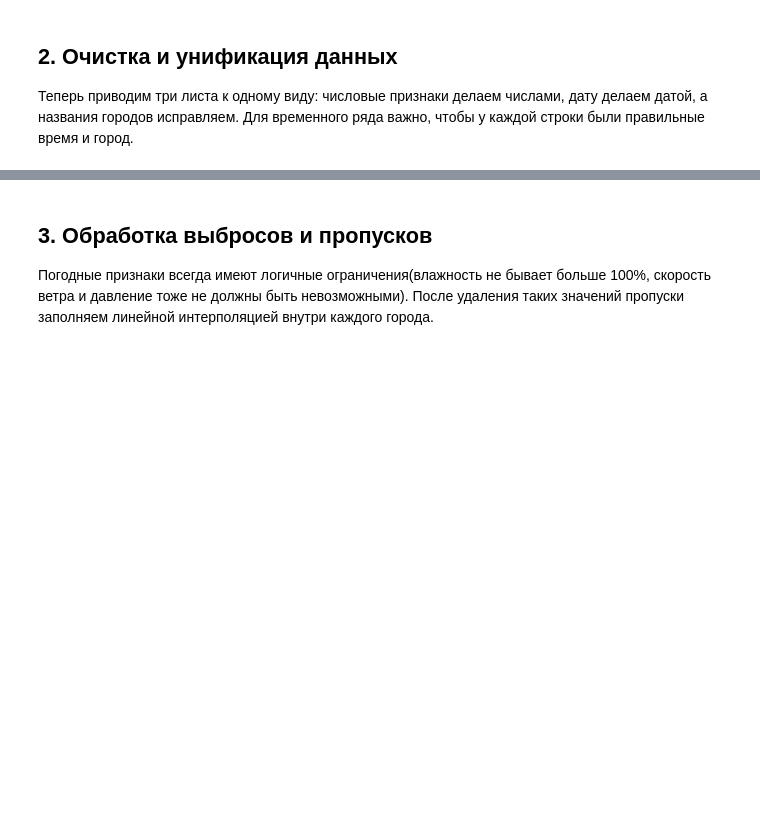
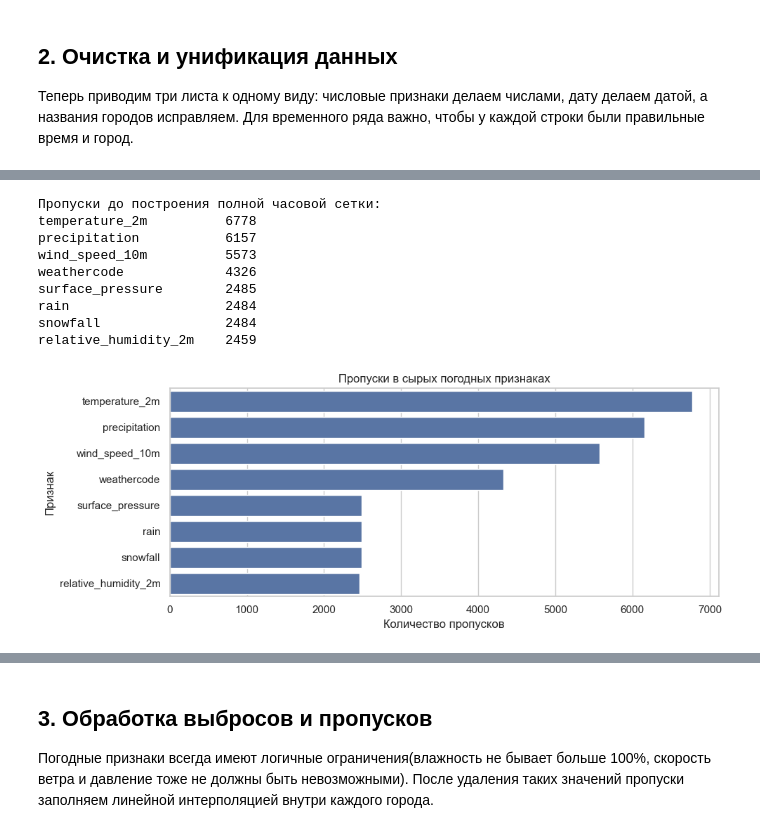
Before and after one commit to larkovandrey2-dev/analys_lab2, a Jupyter notebook: main.ipynb, the cells around one changed output, grey strips where cells are left out. Drawn from its saved outputs; the diff is of its cells as text; code cells hidden in the pictures; blank space fills up the shorter version.

Commit message:
Added formatting and some plots

```diff
--- a/main.ipynb
+++ b/main.ipynb
@@ -223,0 +224,24 @@ display(missing_table)
+# %%
+raw_missing = missing_before_grid.loc[NUMERIC_COLS].sort_values(ascending=False)
+
+print("Пропуски до построения полной часовой сетки:")
+print(raw_missing.to_string())
+
+plt.figure(figsize=(10, 4))
+sns.barplot(x=raw_missing.values, y=raw_missing.index, color="#4c72b0")
+plt.title("Пропуски в сырых погодных признаках")
+plt.xlabel("Количество пропусков")
+plt.ylabel("Признак")
+plt.tight_layout()
+plt.show()
+# %% [output]
+Пропуски до построения полной часовой сетки:
+temperature_2m          6778
+precipitation           6157
+wind_speed_10m          5573
+weathercode             4326
+surface_pressure        2485
+rain                    2484
+snowfall                2484
+relative_humidity_2m    2459
+[figure, added]
```
Also changed, not shown: parts of 16 cells of this notebook.
